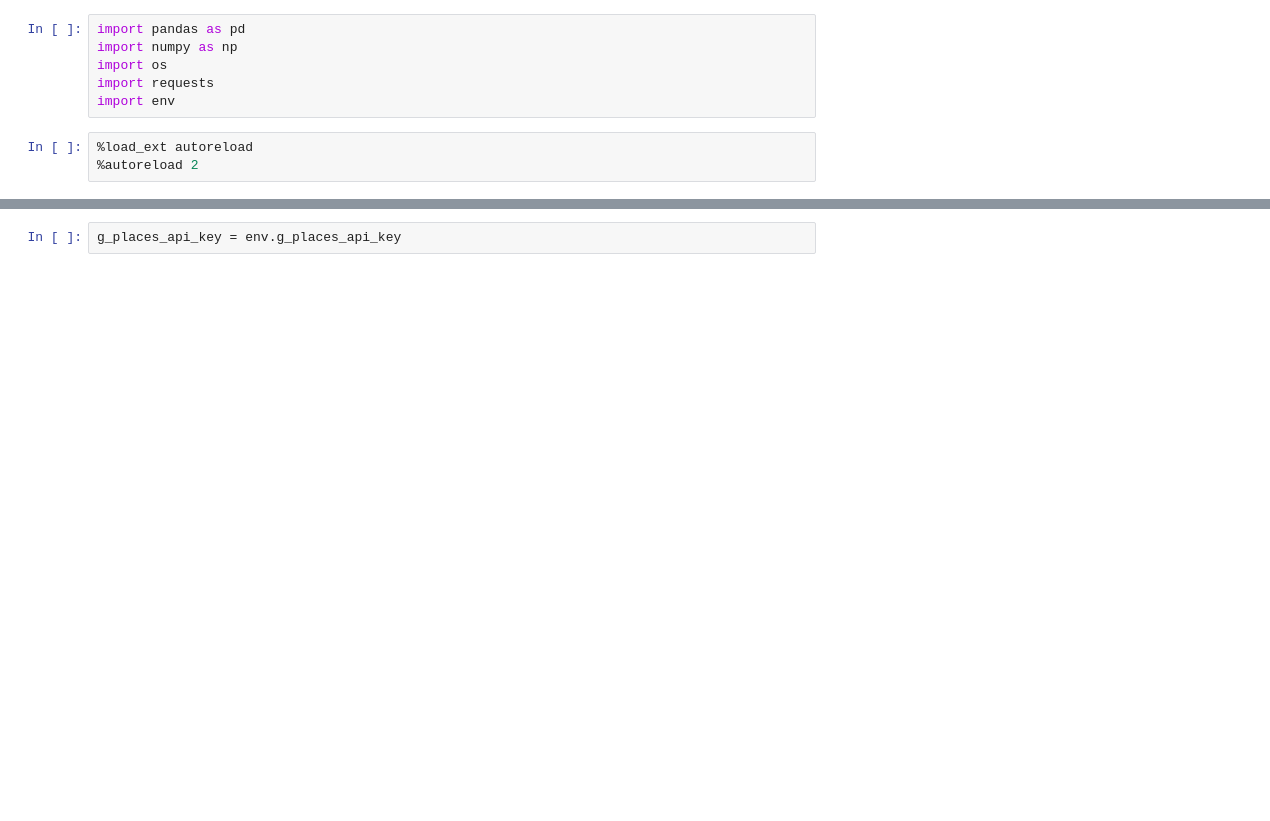
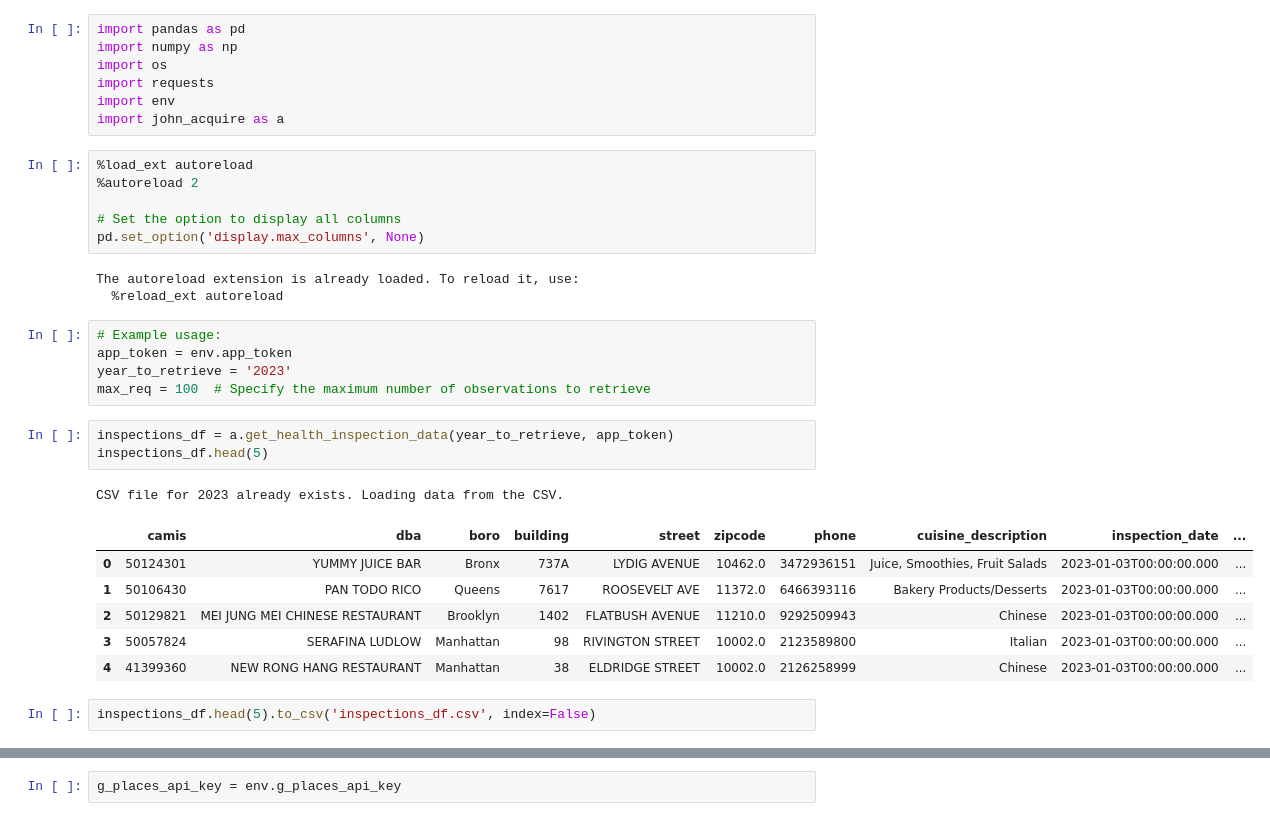
Before and after one commit to Somerville-2023/New-York-health-Inspection-Prediction, a Jupyter notebook: john-folder/john_acquire_g_places.ipynb, the cells around one changed output, grey strips where cells are left out. Cells and saved outputs as stored; diff of their text form; blank space fills up the shorter version.

Commit message:
acquire updates

```diff
--- a/john-folder/john_acquire_g_places.ipynb
+++ b/john-folder/john_acquire_g_places.ipynb
@@ -4,6 +4,31 @@ import numpy as np
 import os
 import requests
 import env
+import john_acquire as a
 # %%
 %load_ext autoreload
 %autoreload 2
+
+# Set the option to display all columns
+pd.set_option('display.max_columns', None)
+# %% [output]
+The autoreload extension is already loaded. To reload it, use:
+  %reload_ext autoreload
+# %%
+# Example usage:
+app_token = env.app_token
+year_to_retrieve = '2023'
+max_req = 100  # Specify the maximum number of observations to retrieve
+# %%
+inspections_df = a.get_health_inspection_data(year_to_retrieve, app_token)
+inspections_df.head(5)
+# %% [output]
+CSV file for 2023 already exists. Loading data from the CSV.
+|  | camis | dba | boro | building | street | zipcode | phone | cuisine_description | inspection_date | ... |
+| 0 | 50124301 | YUMMY JUICE BAR | Bronx | 737A | LYDIG AVENUE | 10462.0 | 3472936151 | Juice, Smoothies, Fruit Salads | 2023-01-03T00:00:00.000 | ... |
+| 1 | 50106430 | PAN TODO RICO | Queens | 7617 | ROOSEVELT AVE | 11372.0 | 6466393116 | Bakery Products/Desserts | 2023-01-03T00:00:00.000 | ... |
+| 2 | 50129821 | MEI JUNG MEI CHINESE RESTAURANT | Brooklyn | 1402 | FLATBUSH AVENUE | 11210.0 | 9292509943 | Chinese | 2023-01-03T00:00:00.000 | ... |
+| 3 | 50057824 | SERAFINA LUDLOW | Manhattan | 98 | RIVINGTON STREET | 10002.0 | 2123589800 | Italian | 2023-01-03T00:00:00.000 | ... |
+| 4 | 41399360 | NEW RONG HANG RESTAURANT | Manhattan | 38 | ELDRIDGE STREET | 10002.0 | 2126258999 | Chinese | 2023-01-03T00:00:00.000 | ... |
+# %%
+inspections_df.head(5).to_csv('inspections_df.csv', index=False)
```
Also changed, not shown: parts of 27 cells of this notebook, 1 other file.
